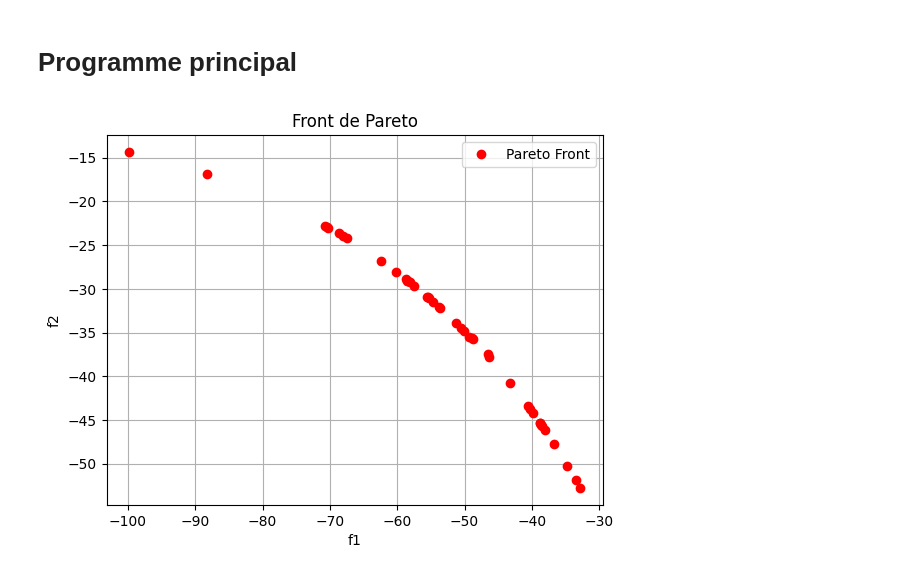
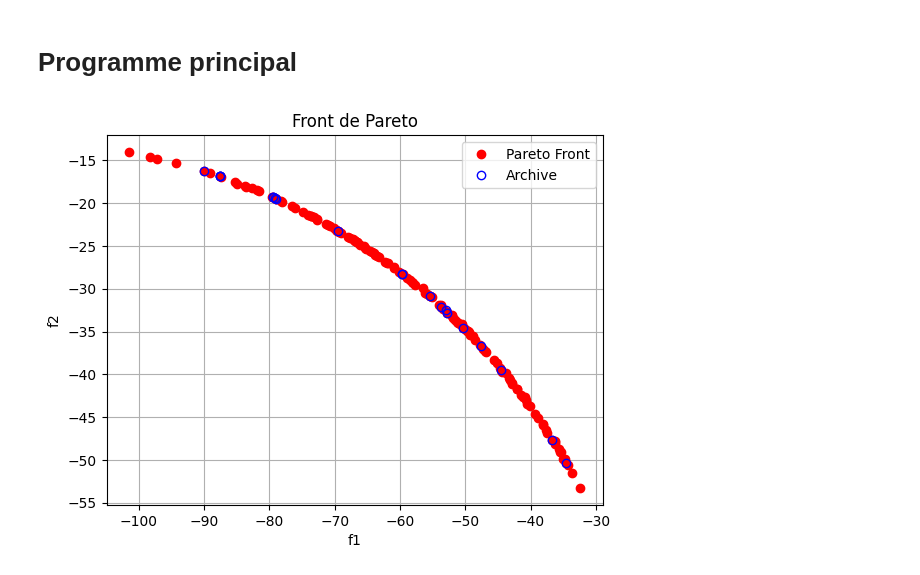
Before and after one commit to Louis9551/Optimisation, a Jupyter notebook: Multi_Objectifs_Contraint.ipynb, the cells around one changed output. Saved outputs shown, nothing was run; the diff lists cells and outputs as text; code cells hidden in the pictures.

Commit message:
Archive + scale des contraintes

```diff
--- a/Multi_Objectifs_Contraint.ipynb
+++ b/Multi_Objectifs_Contraint.ipynb
@@ -11,6 +11,7 @@ import copy
 # Initialisation des paramètres
 # %%
 Npop = 200
+Narchive = 20
 Sp = 2
 alpha = 0.7
 Gmax = 500
@@ -21,9 +22,14 @@ nb_x = 2
 nb_fonction = 2
 nb_contrainte = 2
 
+# VK
 xmax = [7, 10]
 xmin = [2, 5]
 
+# Hanne
+# xmax = [12, 12]
+# xmin = [0, 0]
+
 NewPop = 1 # 1 = recommencer avec une nouvelle population aléatoire ou 0 charger la population précédente
 generationPop = 200 # recommencer à la génération 0 ou charger la génération précédente
 # %% [markdown]
@@ -33,13 +39,11 @@ pop_anim = []
 
 population = []
 pop_admissible = []
-best = []
-worst = []
-average = []
+archive = []
+
 generation =[0]
 
-gmax = []
-gmin = []
+gscale = []
 
 first_eval = True
 
@@ -88,15 +92,13 @@ class Individu:
         self.g[0] = 12 - self.x[0] - self.x[1]
         self.g[1] = self.x[0]**2 + 10*self.x[0] - self.x[1]**2 + 16*self.x[1] - 80
 
-    def evaluationFacteurViol(self, max, min):
+    def evaluationFacteurViol(self):
         for i in range(0, len(self.g)):
             if(self.g[i] > 0):
                 self.g[i] = 0
-            else:
-                self.g[i] = (self.g[i] - min[i])/(max[i] - min[i])
-            self.fviol += self.g[i]
+            self.fviol += self.g[i] * gscale[i]
 
-    def rank(self, rank):
+    def modif_rank(self, rank):
         self.rank = rank
 # %% [markdown]
 # Création des fonctions
@@ -299,35 +308,37 @@ initialisation(population, Npop, NewPop, generation)
 #pop_anim.append(population.copy())
 
 # Evaluation de la population
-evaluation(population, first_eval)
-ranking(population, Npop)
+evaluation(population)
+first_eval = False
+ranking(population, archive)
 
 # Boucle principale
 
 for i in range(Gmax):
     # Incrémentation du nombre de génération
     generation.append(generation[-1] + 1)
 
     # Sélection des parents
     selection_tournoi(population, Ntour)
 
     # Croisement
     croisement(population, Npop)
 
     # Mutation
     mutation(population, pmut, generation, xmax, xmin, Gmax)
 
     #pop_anim.append(population.copy())
 
     # Evaluation de la population
-    evaluation(population, first_eval)
-    ranking(population, Npop)
+    evaluation(population)
+    ranking(population, archive)
+    archivage(archive, Narchive)
 
 save_population(population, generation)
 # Animation de la population
 #ani = FuncAnimation(fig, plot_population, frames=pop_anim, fargs=(generation, ax), interval=100, repeat=False)
 #ani.save('evolution_population.gif', writer='pillow')
 
 plot_pareto(population, Npop)
 # %% [output]
-[figure, old version]
+[figure, new version]
```
Also changed, not shown: parts of 1 cell of this notebook.
